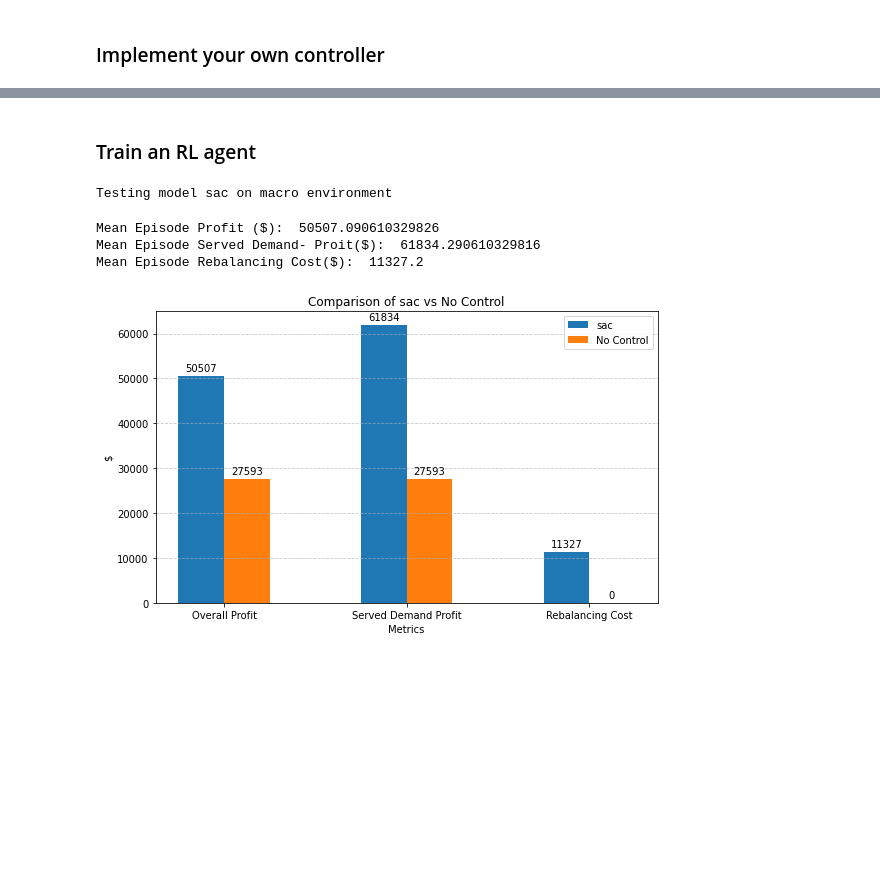
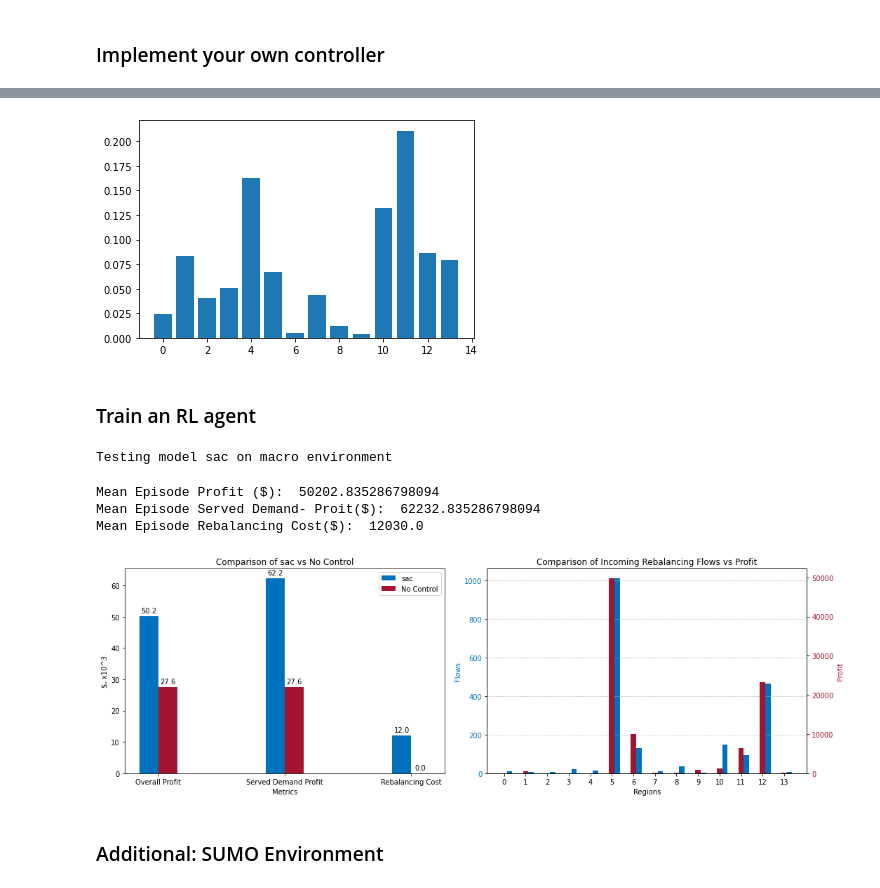
Before and after one commit to gigitresca/amod_complete_repo, a Jupyter notebook: tutorial.ipynb, the cells around one changed output, grey strips where cells are left out. Saved outputs shown, nothing was run; the diff lists cells and outputs as text; code cells hidden in the pictures; blank space fills up the shorter version.

```diff
--- a/tutorial.ipynb
+++ b/tutorial.ipynb
@@ -224,27 +199,30 @@ import torch.nn.functional as F
 from torch.distributions import Dirichlet
 from torch_geometric.nn import GCNConv
 
+
 class GNNActor(nn.Module):
     """
-    Actor \pi(a_t | s_t)
+    Actor \pi(a_t | s_t) parametrizing the concentration parameters of a Dirichlet Policy.
     """
 
-    def __init__(self, in_channels, hidden_size=32):
+    def __init__(self, in_channels, hidden_size=32, act_dim=6):
         super().__init__()
-        TODO
+        self.in_channels = in_channels
+        self.act_dim = act_dim
+        self.conv1 = GCNConv(in_channels, in_channels)
         self.lin1 = nn.Linear(in_channels, hidden_size)
         self.lin2 = nn.Linear(hidden_size, hidden_size)
         self.lin3 = nn.Linear(hidden_size, 1)
 
     def forward(self, state, edge_index):
-        TODO
+        out = F.relu(self.conv1(state, edge_index))
+        x = out + state
 
         x = F.relu(self.lin1(x))
         x = F.relu(self.lin2(x))
         x = F.softplus(self.lin3(x))
 
         concentration = x.squeeze(-1)
-
         m = Dirichlet(concentration + 1e-20)
         action = m.rsample()
 
@@ -262,3 +230,16 @@ When done you can compare to the actual implementation in src/nets/actor.py
+# %%
+state = torch.ones(14, 13)
+edge_index  = torch.tensor([[0, 1, 2, 3, 4, 5, 6, 7, 8, 9, 10, 11, 12, 13],
+                            [1, 2, 3, 4, 5, 6, 7, 8, 9, 10, 11, 12, 13, 0]])
+
+actor = GNNActor(in_channels=13)
+
+action = actor(state, edge_index)
+
+plt.bar(range(14), action.detach().numpy())
+plt.show()
+# %% [output]
+[figure, added]
 # %% [markdown]
 ### Train an RL agent
 # %%
@@ -278,12 +259,15 @@ config = {
     "model.name": "sac",
     "simulator.city": "nyc_brooklyn",
     "model.cplexpath": None,
-    "model.checkpoint_path": "SAC_custom",
+    "model.checkpoint_path": "SAC_custom", #this will automatically load the best model checkpoint
+    "model.test_episodes": 1,
 }
 test(config)
 # %% [output]
 Testing model sac on macro environment
-Mean Episode Profit ($):  50507.090610329826
-Mean Episode Served Demand- Proit($):  61834.290610329816
-Mean Episode Rebalancing Cost($):  11327.2
+Mean Episode Profit ($):  50202.835286798094
+Mean Episode Served Demand- Proit($):  62232.835286798094
+Mean Episode Rebalancing Cost($):  12030.0
-[figure, old version]
+[figure, new version]
+# %% [markdown]
+### Additional: SUMO Environment
```
Also changed, not shown: parts of 54 cells of this notebook, 12 other files.
